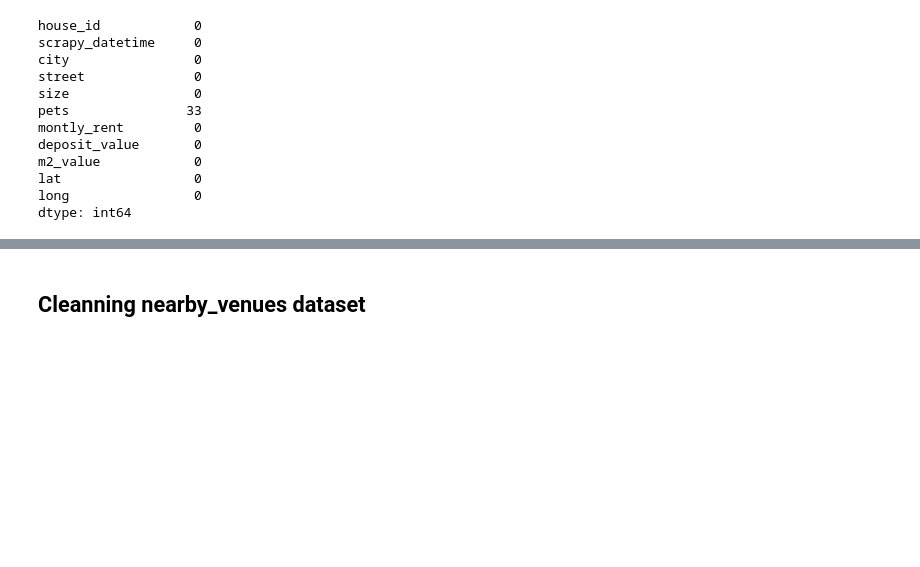
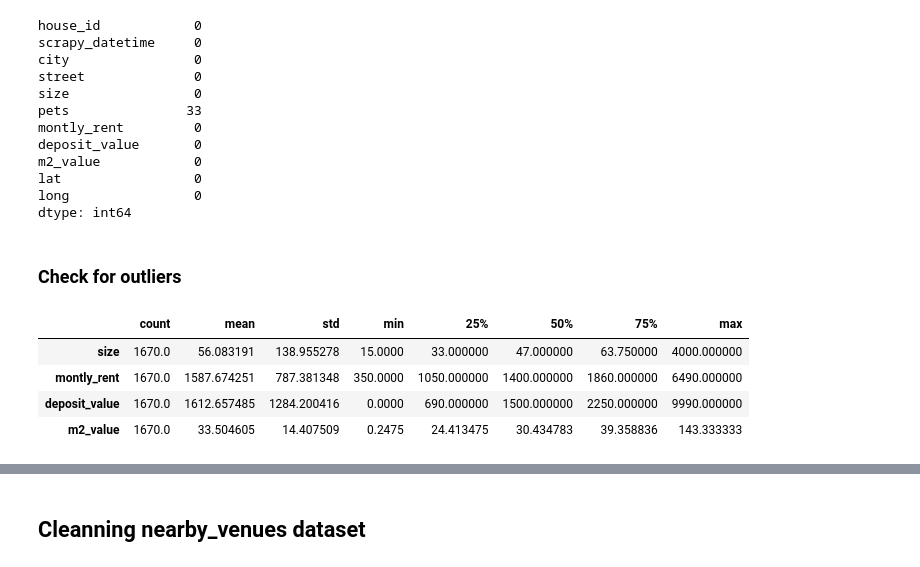
Before and after one commit to felipedmnq/houses-for-rent-Germany, a Jupyter notebook: notebooks/rent_houses_scraping_cleaning.ipynb, the cells around one changed output, grey strips where cells are left out. Cells and saved outputs as stored; diff of their text form; code cells hidden in the pictures; blank space fills up the shorter version.

```diff
--- a/notebooks/rent_houses_scraping_cleaning.ipynb
+++ b/notebooks/rent_houses_scraping_cleaning.ipynb
@@ -121,3 +121,13 @@ dtype: int64
 # %%
 df.dropna(inplace = True)
 df.drop_duplicates(inplace = True)
+# %% [markdown]
+### Check for outliers
+# %%
+df[['size', 'montly_rent', 'deposit_value', 'm2_value']].describe().T
+# %% [output]
+|  | count | mean | std | min | 25% | 50% | 75% | max |
+| size | 1670.0 | 56.083191 | 138.955278 | 15.0000 | 33.000000 | 47.000000 | 63.750000 | 4000.000000 |
+| montly_rent | 1670.0 | 1587.674251 | 787.381348 | 350.0000 | 1050.000000 | 1400.000000 | 1860.000000 | 6490.000000 |
+| deposit_value | 1670.0 | 1612.657485 | 1284.200416 | 0.0000 | 690.000000 | 1500.000000 | 2250.000000 | 9990.000000 |
+| m2_value | 1670.0 | 33.504605 | 14.407509 | 0.2475 | 24.413475 | 30.434783 | 39.358836 | 143.333333 |
```
Also changed, not shown: parts of 3 cells of this notebook, 10 other files.
